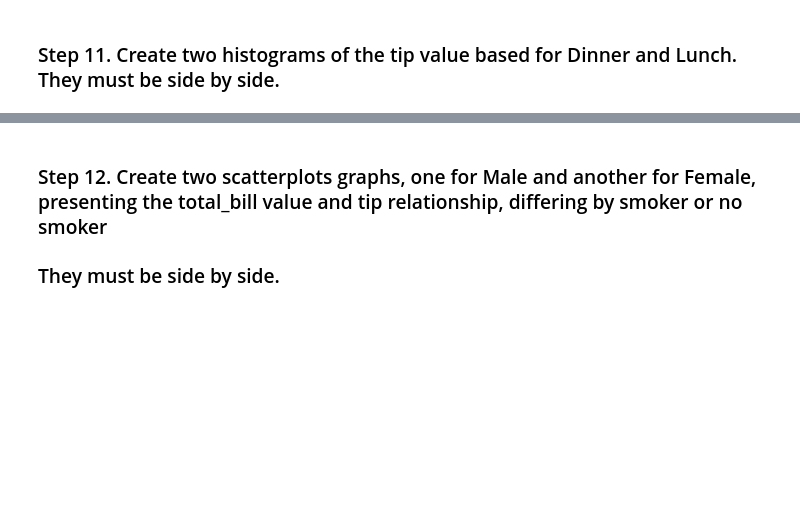
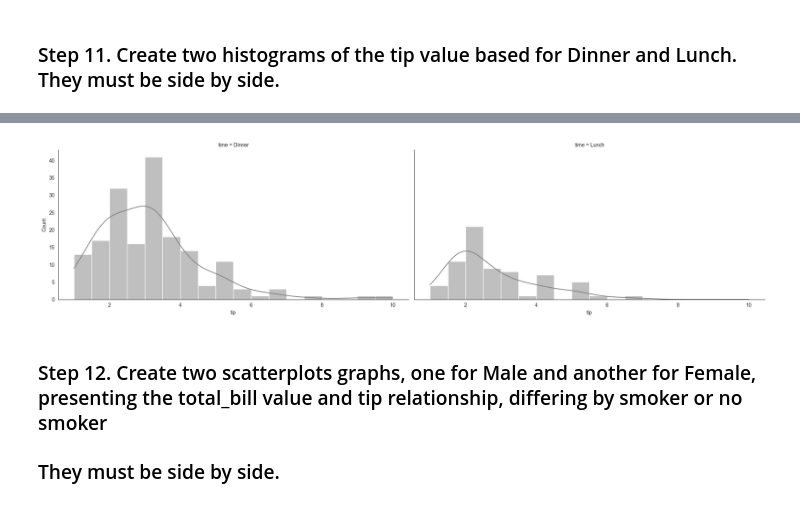
Before and after one commit to aziart/pandas-exercises, a Jupyter notebook: 07 - Visualization/Tips/Solutions.ipynb, the cells around one changed output, grey strips where cells are left out. Drawn from its saved outputs; the diff is of its cells as text; code cells hidden in the pictures; blank space fills up the shorter version.

```diff
--- a/07 - Visualization/Tips/Solutions.ipynb
+++ b/07 - Visualization/Tips/Solutions.ipynb
@@ -342,3 +339,19 @@ plt.show();
+# %%
+g = sns.displot(
+    data=tips
+    , x='tip'
+    , col='time'
+    # , hue='time'
+    , legend=True
+    , alpha=.5
+    , kind='hist' # or kde
+    , aspect=2
+    , col_wrap=2
+    , kde=True
+    , color="grey"
+);
+# %% [output]
+[figure, added]
 # %% [markdown]
 ### Step 12. Create two scatterplots graphs, one for Male and another for Female, presenting the total_bill value and tip relationship, differing by smoker or no smoker
 ### They must be side by side.
```
Also changed, not shown: parts of 7 cells of this notebook.
